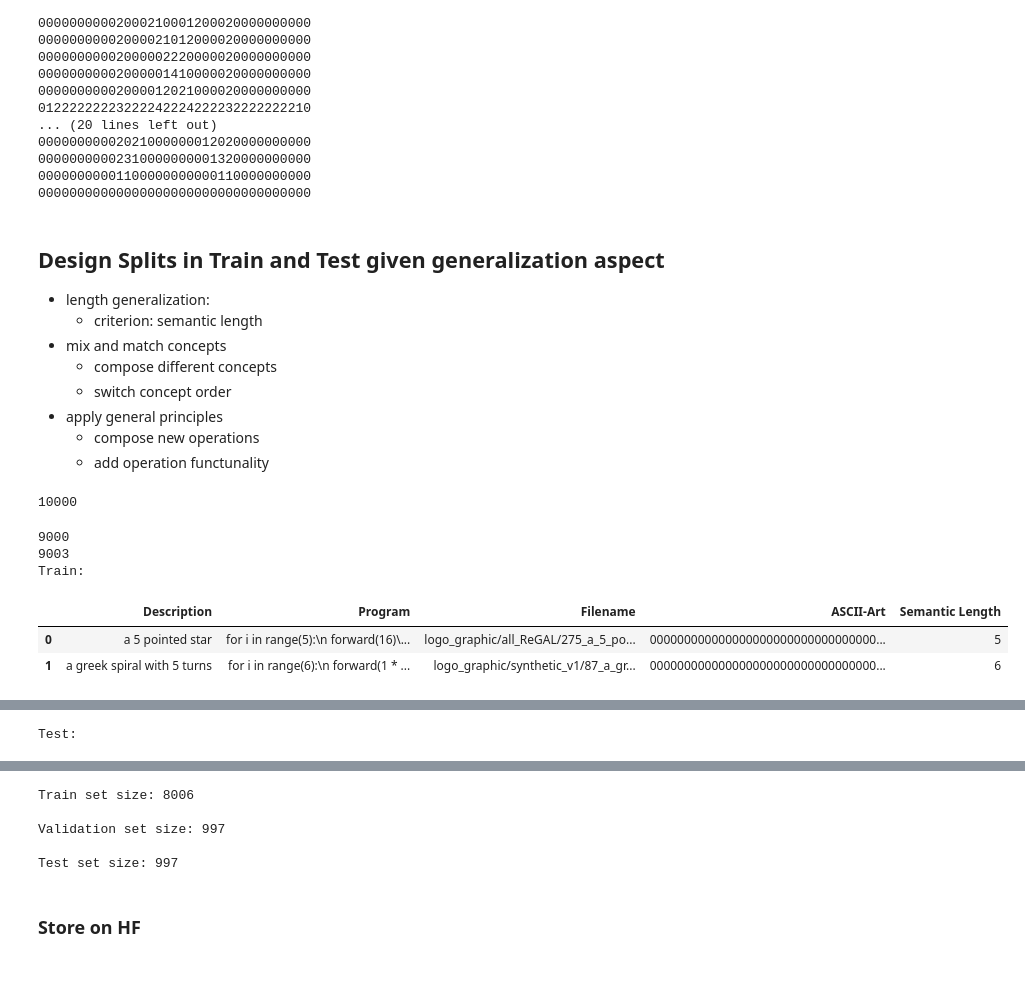
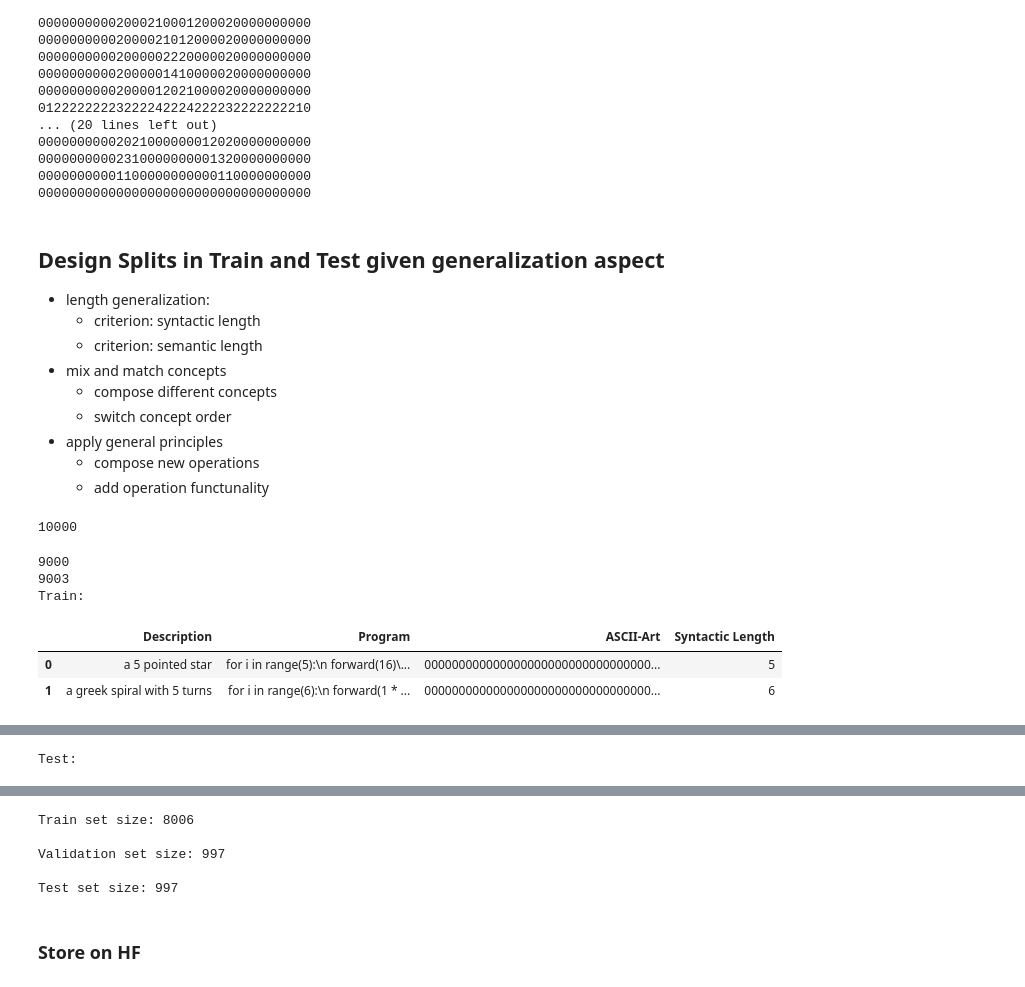
Before and after one commit to ruthchy/llm-generalization-program-synthesis, a Jupyter notebook: synthetic_data/main.ipynb, the cells around one changed output, grey strips where cells are left out. Cells and saved outputs as stored; diff of their text form; code cells hidden in the pictures.

Commit message:
Refactor execution time measurement into syntactic length calculation for Logo programs

```diff
--- a/synthetic_data/main.ipynb
+++ b/synthetic_data/main.ipynb
@@ -187,6 +187,7 @@ a star with 8 points
 ## Design Splits in Train and Test given generalization aspect
 
 - length generalization:
+    - criterion: syntactic length
     - criterion: semantic length
 - mix and match concepts
     - compose different concepts
@@ -200,48 +201,48 @@ len(df_all_syn)
 # %% [output]
 10000
 # %%
-from _6_semantic_length import SemanticLength
+from _6_syntactic_length import SyntacticLength
 
-sem_length = SemanticLength()
+syn_length = SyntacticLength()
 
-df_all_syn['Semantic Length'] = df_all_syn['Program'].apply(sem_length.calc_semantic_length)
-df_all_syn=df_all_syn.sort_values(by="Semantic Length").reset_index(drop=True)
+df_all_syn['Syntactic Length'] = df_all_syn['Program'].apply(syn_length.calc_syntactic_length)
+df_all_syn=df_all_syn.sort_values(by="Syntactic Length").reset_index(drop=True)
 
 # Determine the split index
 test_start_id = int(len(df_all_syn)*0.9)        # 10% for the test set
 print(test_start_id)
-# check and adjust the split index if both train and test contain programs with the same semantic length
+# check and adjust the split index if both train and test contain programs with the same syntactic Length
 while (
     test_start_id < len(df_all_syn) and
-    df_all_syn.loc[test_start_id, 'Semantic Length'] == df_all_syn.loc[test_start_id - 1, 'Semantic Length']
+    df_all_syn.loc[test_start_id, 'Syntactic Length'] == df_all_syn.loc[test_start_id - 1, 'Syntactic Length']
 ):
     test_start_id += 1
 print(test_start_id)
 
 # Create train and test splits
 train_data = df_all_syn.iloc[:test_start_id]
 test_data = df_all_syn.iloc[test_start_id:]
 
 print("Train:")
 display(train_data.head(2))
 display(train_data.tail(2))
 print("\nTest:")
 display(test_data.head(2))
 display(test_data.tail(2))
 
 # Create a validation dataset from the training data about the same size as the test data
 rs = 42
 length = int(len(test_data))
 validation_data = train_data.sample(n=length, random_state=rs)
 train_data = train_data.drop(validation_data.index)
 
 print("\nTrain set size:", len(train_data))
 print("\nValidation set size:", len(validation_data))
 print("\nTest set size:", len(test_data))
 # %% [output]
 9000
 9003
 Train:
-|  | Description | Program | Filename | ASCII-Art | Semantic Length |
-| 0 | a 5 pointed star | for i in range(5):\n forward(16)\... | logo_graphic/all_ReGAL/275_a_5_po... | 000000000000000000000000000000000... | 5 |
-| 1 | a greek spiral with 5 turns | for i in range(6):\n forward(1 * ... | logo_graphic/synthetic_v1/87_a_gr... | 000000000000000000000000000000000... | 6 |
+|  | Description | Program | ASCII-Art | Syntactic Length |
+| 0 | a 5 pointed star | for i in range(5):\n forward(16)\... | 000000000000000000000000000000000... | 5 |
+| 1 | a greek spiral with 5 turns | for i in range(6):\n forward(1 * ... | 000000000000000000000000000000000... | 6 |
```
Also changed, not shown: parts of 3 cells of this notebook, 2 other files.
